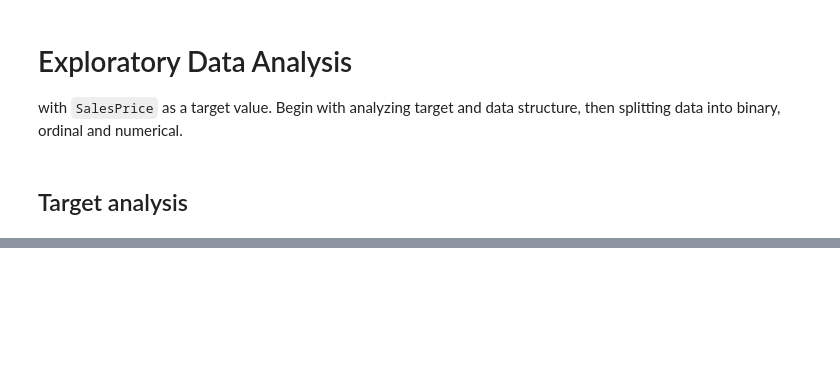
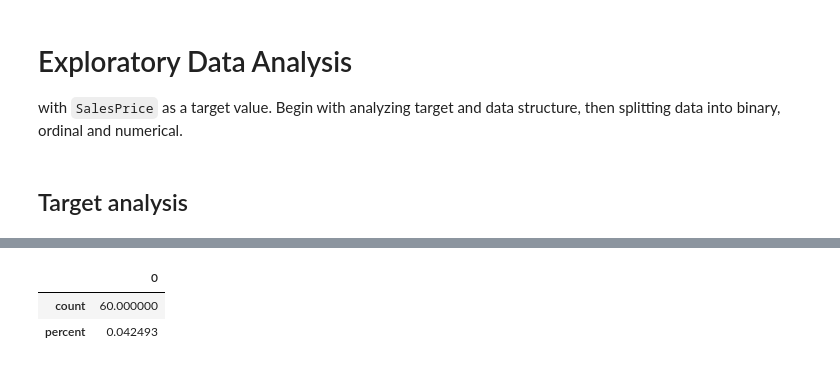
Before and after one commit to xXKeNdAmAmAsTeRXx/House_Prices_project, a Jupyter notebook: 3_EDA_intro.ipynb, the cells around one changed output, grey strips where cells are left out. Saved outputs shown, nothing was run; the diff lists cells and outputs as text; code cells hidden in the pictures; blank space fills up the shorter version.

```diff
--- a/3_EDA_intro.ipynb
+++ b/3_EDA_intro.ipynb
@@ -45,0 +123,8 @@ plt.show()
+# %%
+outliers_info = pd.DataFrame.from_dict({"count": target[is_outlier].count(), "percent": target[is_outlier].count()/target.count()}, orient='index')
+
+outliers_info
+# %% [output]
+|  | 0 |
+| count | 60.000000 |
+| percent | 0.042493 |
```
Also changed, not shown: parts of 5 cells of this notebook.
